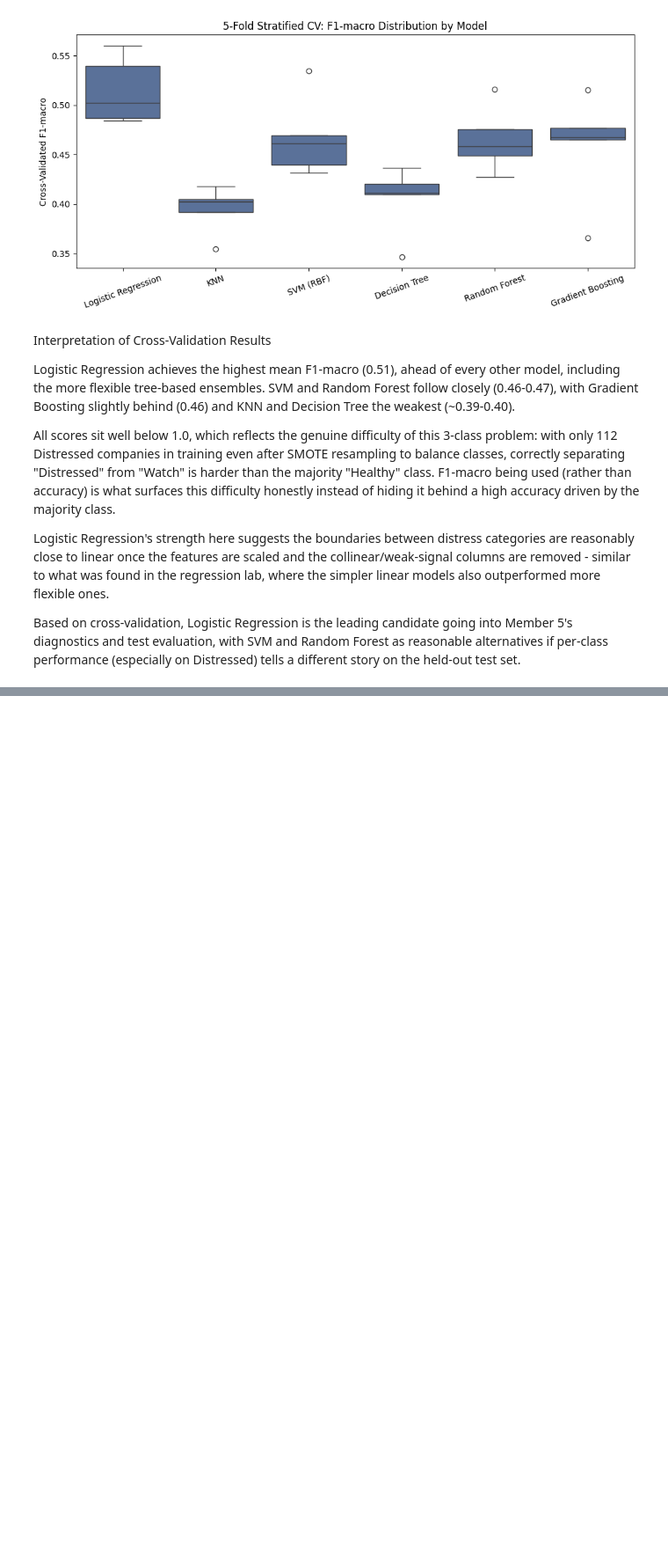
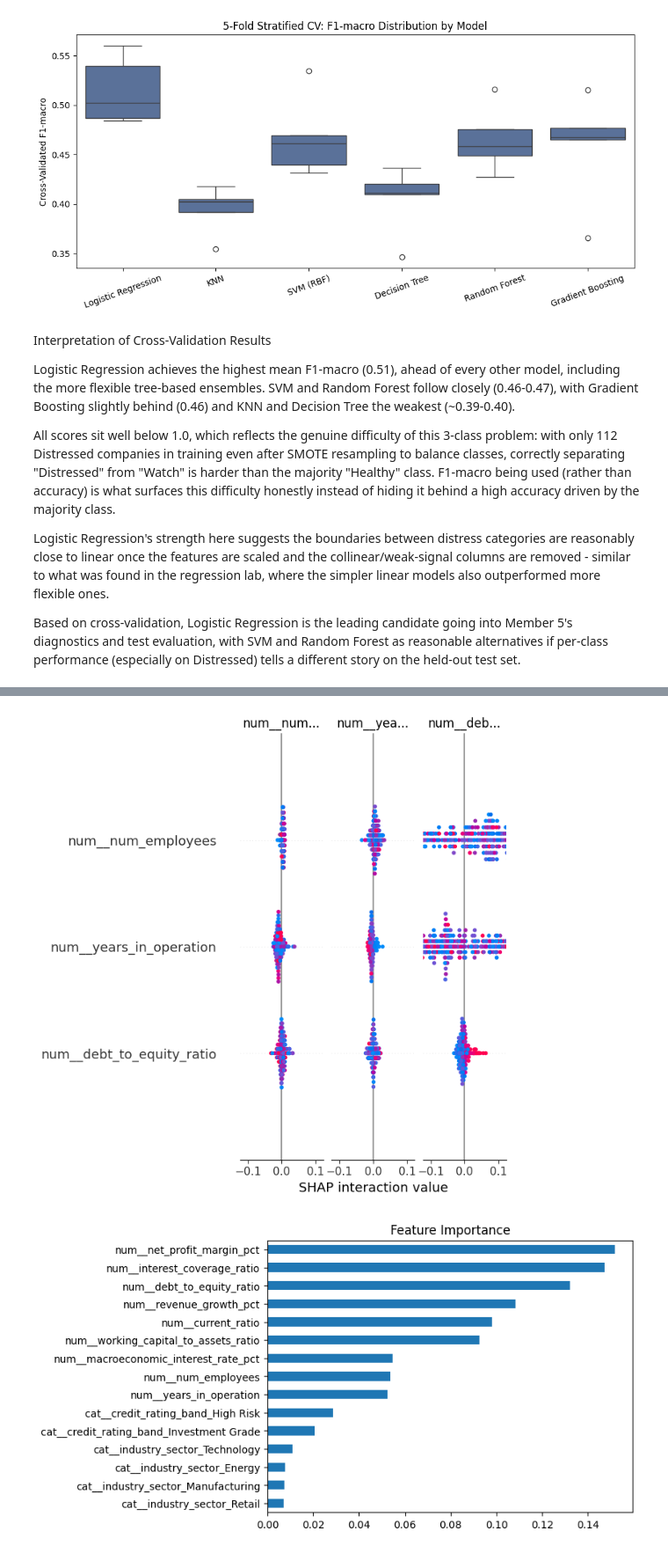
Before and after one commit to GraceChelangat/BI-ClassificationC1, a Jupyter notebook: notebooks/classification_corporate_financial_distress.ipynb, the cells around one changed output, grey strips where cells are left out. Shown at 88% size. Cells and saved outputs as stored; diff of their text form; code cells hidden in the pictures; blank space fills up the shorter version.

```diff
--- a/notebooks/classification_corporate_financial_distress.ipynb
+++ b/notebooks/classification_corporate_financial_distress.ipynb
@@ -1119,0 +1351,20 @@ set.
+# %%
+param_grid = {
+    "model__n_estimators": [100, 200, 400],
+    "model__max_depth": [None, 5, 10, 20],
+    "model__min_samples_leaf": [1, 2, 4],
+}
+
+base_pipe = Pipeline([("preprocessor", preprocessor),
+                       ("model", RandomForestClassifier(random_state=42, class_weight="balanced"))])
+
+grid = GridSearchCV(base_pipe, param_grid, cv=cv_scheme, scoring="f1_macro", n_jobs=-1)
+grid.fit(X_train, y_train)
+
+print("Best params:", grid.best_params_)
+
+untuned_f1 = f1_score(y_test, fitted_pipelines["RandomForest"].predict(X_test), average="macro")
+tuned_f1 = f1_score(y_test, grid.best_estimator_.predict(X_test), average="macro")
+print(f"Untuned macro-F1: {untuned_f1:.3f} | Tuned macro-F1: {tuned_f1:.3f}")
+
+best_pipeline = grid.best_estimator_
@@ -1119,0 +1391,18 @@ set.
+# %%
+import shap
+
+X_test_transformed = best_pipeline.named_steps["preprocessor"].transform(X_test)
+feature_names = best_pipeline.named_steps["preprocessor"].get_feature_names_out()
+
+explainer = shap.TreeExplainer(best_pipeline.named_steps["model"])
+shap_values = explainer.shap_values(X_test_transformed)
+shap.summary_plot(shap_values, X_test_transformed, feature_names=feature_names)
+
+model = best_pipeline.named_steps["model"]
+if hasattr(model, "feature_importances_"):
+    importances = pd.Series(model.feature_importances_, index=feature_names).sort_values(ascending=False)
+    importances.head(15).plot(kind="barh")
+    plt.title("Feature Importance"); plt.gca().invert_yaxis(); plt.show()
+# %% [output]
+[figure, added]
+[figure, added]
```
Also changed, not shown: parts of 17 cells of this notebook.
